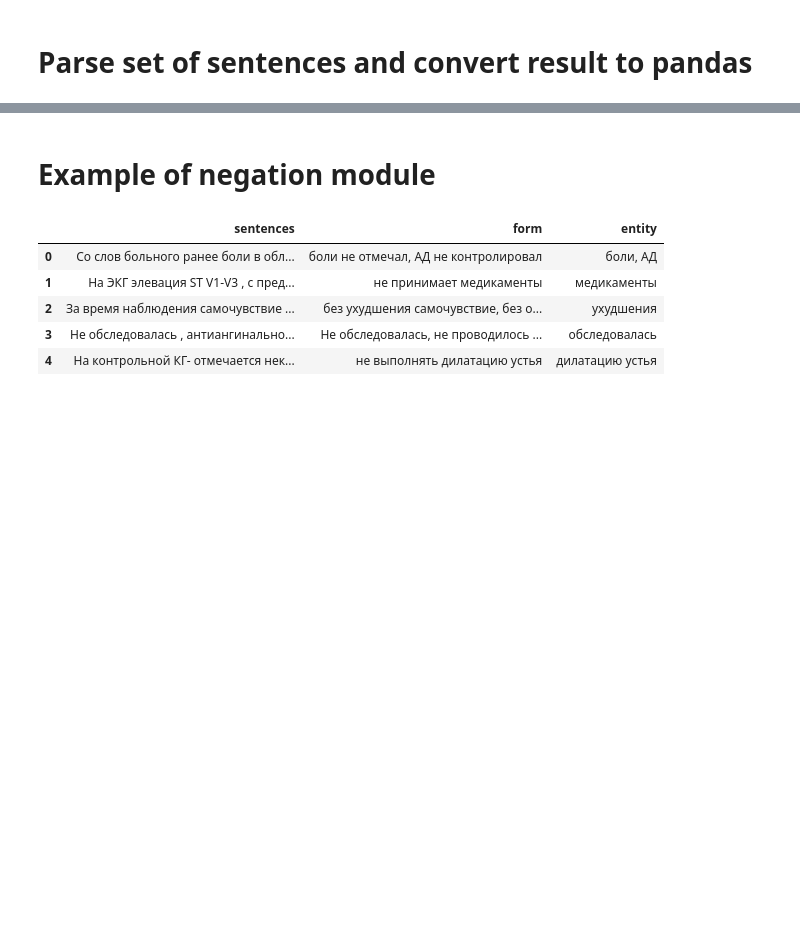
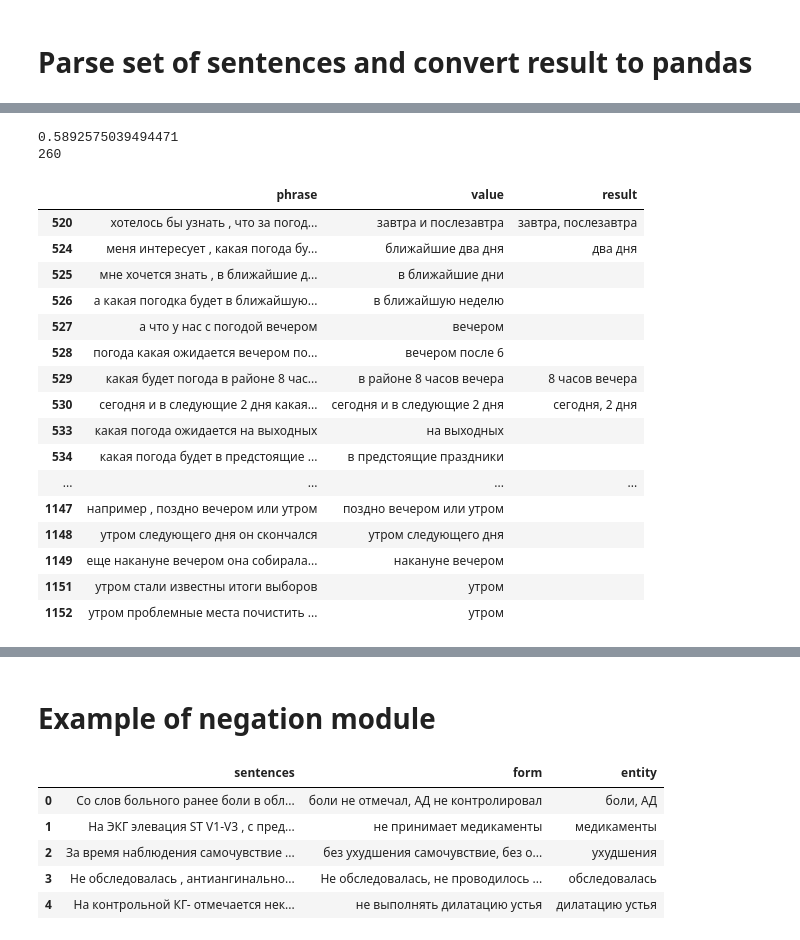
Before and after one commit to nastyafunkner/medical_nlp, a Jupyter notebook: Example.ipynb, the cells around one changed output, grey strips where cells are left out. Saved outputs shown, nothing was run; the diff lists cells and outputs as text; code cells hidden in the pictures; blank space fills up the shorter version.

```diff
--- a/Example.ipynb
+++ b/Example.ipynb
@@ -47,0 +48,11 @@ print([('ВК: '+ent.text, 'Метка: '+str(ent._.timestamp), 'Нормаль
+# %%
+import imp
+
+imp.reload(TimeExpressions.TimeProcessor)
+processor = TimeExpressions.TimeProcessor.TimeProcessor()
+# %%
+import pandas as pd
+
+df = pd.read_csv('data/weather_data.csv')
+df = df[520:]
+df.tail()
@@ -48,2 +66,38 @@ print([('ВК: '+ent.text, 'Метка: '+str(ent._.timestamp), 'Нормаль
+# %%
+with open("2020-12-25 10:39:14.conll", "r") as f:
+    text = f.read()
+
+parsed_sentences = text.split("\n\n")
+# %%
+result = processor.process(parsed_sentences=parsed_sentences, to_dataframe=True)
+result = result[520:]
+df['result'] = result.time_expr
+df = df.fillna('')
+from sklearn.metrics import accuracy_score
+pd.set_option('display.max_rows', 1000)
+
+print(accuracy_score(df.value, df.result))
+print(df[df.value!=df.result].shape[0])
+df[df.value!=df.result]
+# %% [output]
+0.5892575039494471
+260
+|  | phrase | value | result |
+| 520 | хотелось бы узнать , что за погод... | завтра и послезавтра | завтра, послезавтра |
+| 524 | меня интересует , какая погода бу... | ближайшие два дня | два дня |
+| 525 | мне хочется знать , в ближайшие д... | в ближайшие дни |  |
+| 526 | а какая погодка будет в ближайшую... | в ближайшую неделю |  |
+| 527 | а что у нас с погодой вечером | вечером |  |
+| 528 | погода какая ожидается вечером по... | вечером после 6 |  |
+| 529 | какая будет погода в районе 8 час... | в районе 8 часов вечера | 8 часов вечера |
+| 530 | сегодня и в следующие 2 дня какая... | сегодня и в следующие 2 дня | сегодня, 2 дня |
+| 533 | какая погода ожидается на выходных | на выходных |  |
+| 534 | какая погода будет в предстоящие ... | в предстоящие праздники |  |
+| ... | ... | ... | ... |
+| 1147 | например , поздно вечером или утром | поздно вечером или утром |  |
+| 1148 | утром следующего дня он скончался | утром следующего дня |  |
+| 1149 | еще накануне вечером она собирала... | накануне вечером |  |
+| 1151 | утром стали известны итоги выборов | утром |  |
+| 1152 | утром проблемные места почистить ... | утром |  |
 # %%
 result = processor.process(sentence=df.sentence.values, date=df.date.values, birthday=df.birthday.values, to_dataframe=True, parser=parser)
```
Also changed, not shown: parts of 11 cells of this notebook, 5 other files.
